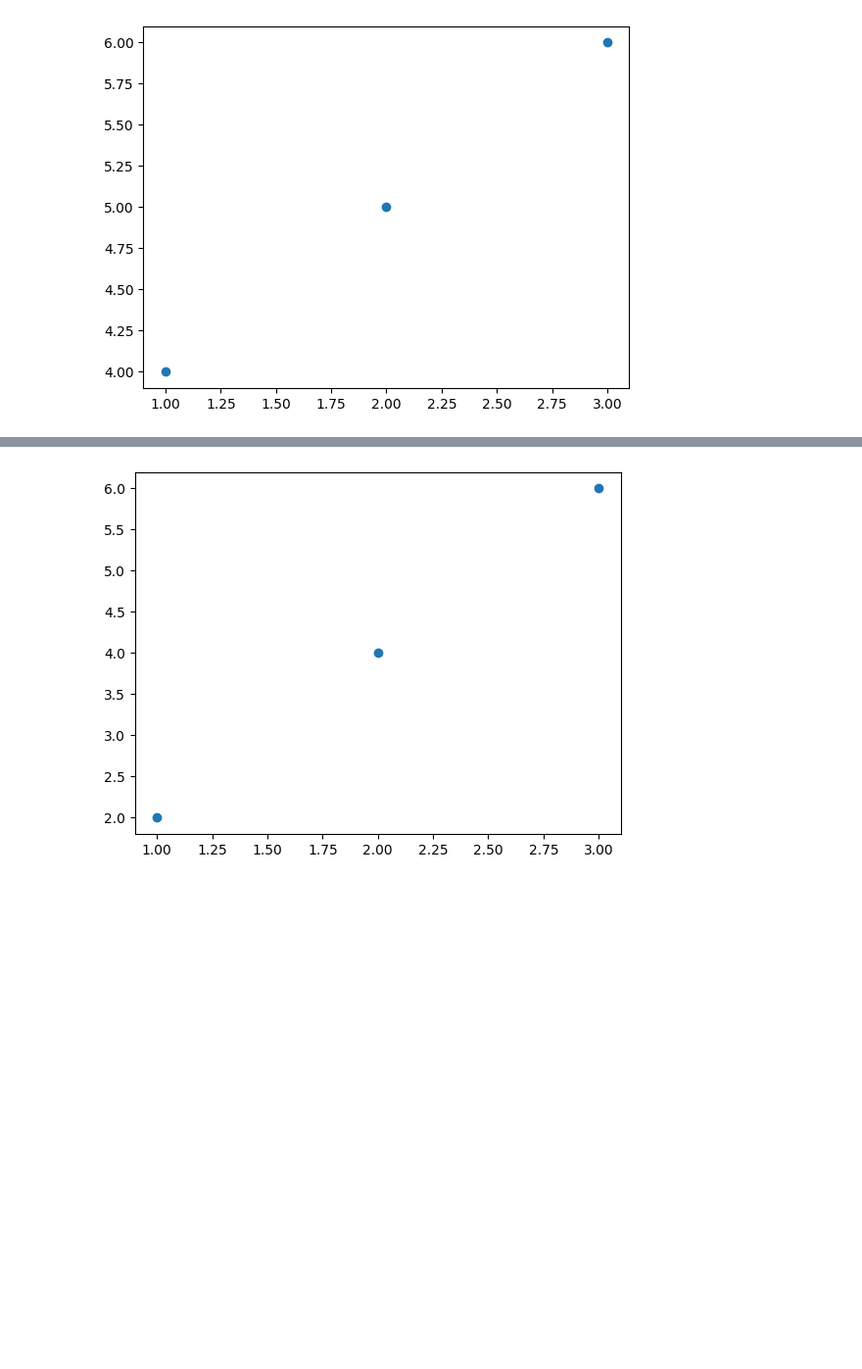
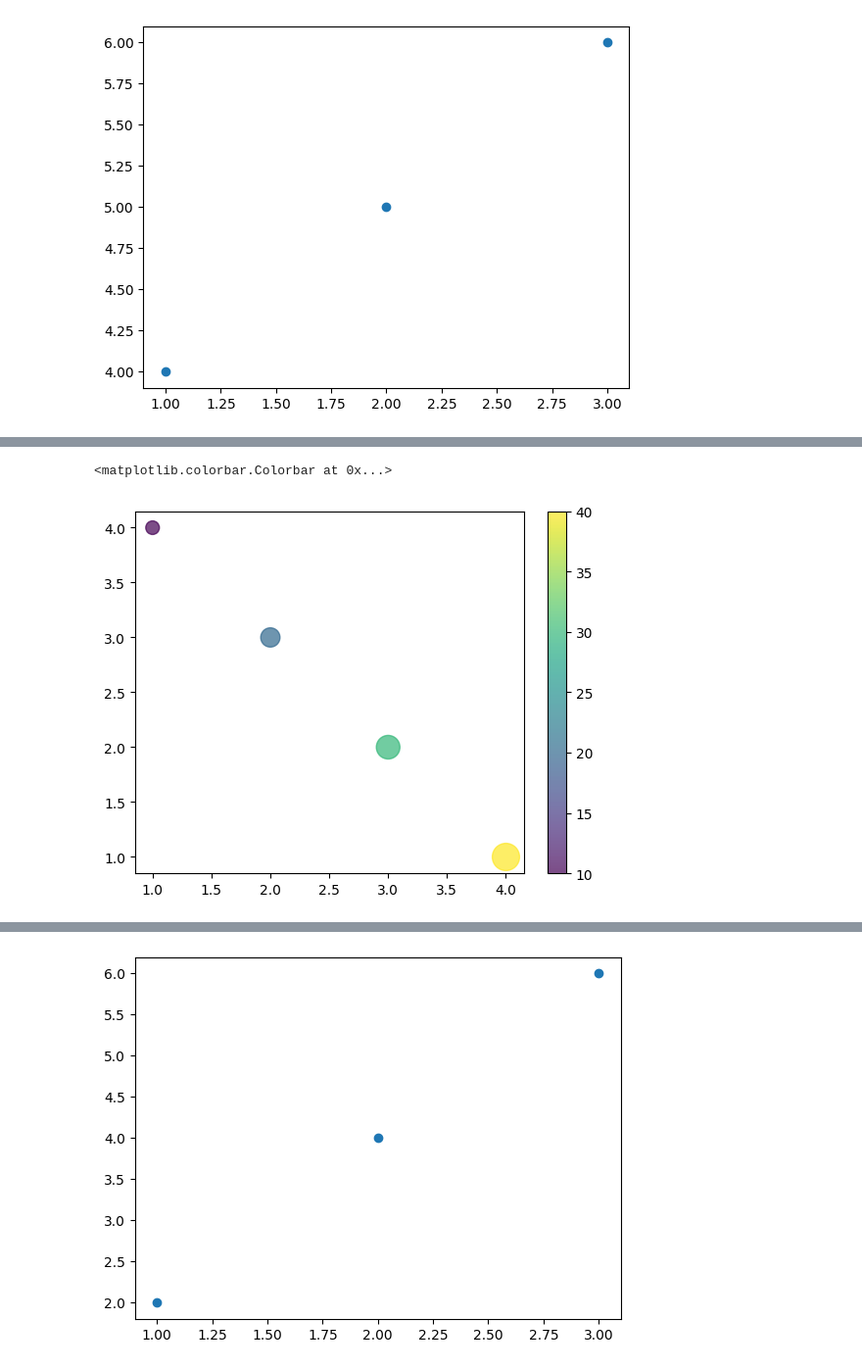
Before and after one commit to Svastikkka/Data-Science-Machine-Learning, a Jupyter notebook: Lecture 13 - Plotting Grpahs/Notes.ipynb, the cells around one changed output, grey strips where cells are left out. Shown at 98% size. Cells and saved outputs as stored; diff of their text form; code cells hidden in the pictures; blank space fills up the shorter version.

```diff
--- a/Lecture 13 - Plotting Grpahs/Notes.ipynb
+++ b/Lecture 13 - Plotting Grpahs/Notes.ipynb
@@ -250,0 +258,11 @@ plt.scatter([1, 2, 3], [4, 5, 6])
+# %%
+
+# Colormap Based on Value
+import matplotlib.pyplot as plt
+colors = [10, 20, 30, 40]
+sizes = [100, 200, 300, 400]
+plt.scatter([1,2,3,4],[4,3,2,1], c=colors, s=sizes, cmap='viridis', alpha=0.7)
+plt.colorbar()
+# %% [output]
+<matplotlib.colorbar.Colorbar at 0x...>
+[figure, added]
```
Also changed, not shown: parts of 12 cells of this notebook, 1 other file.
